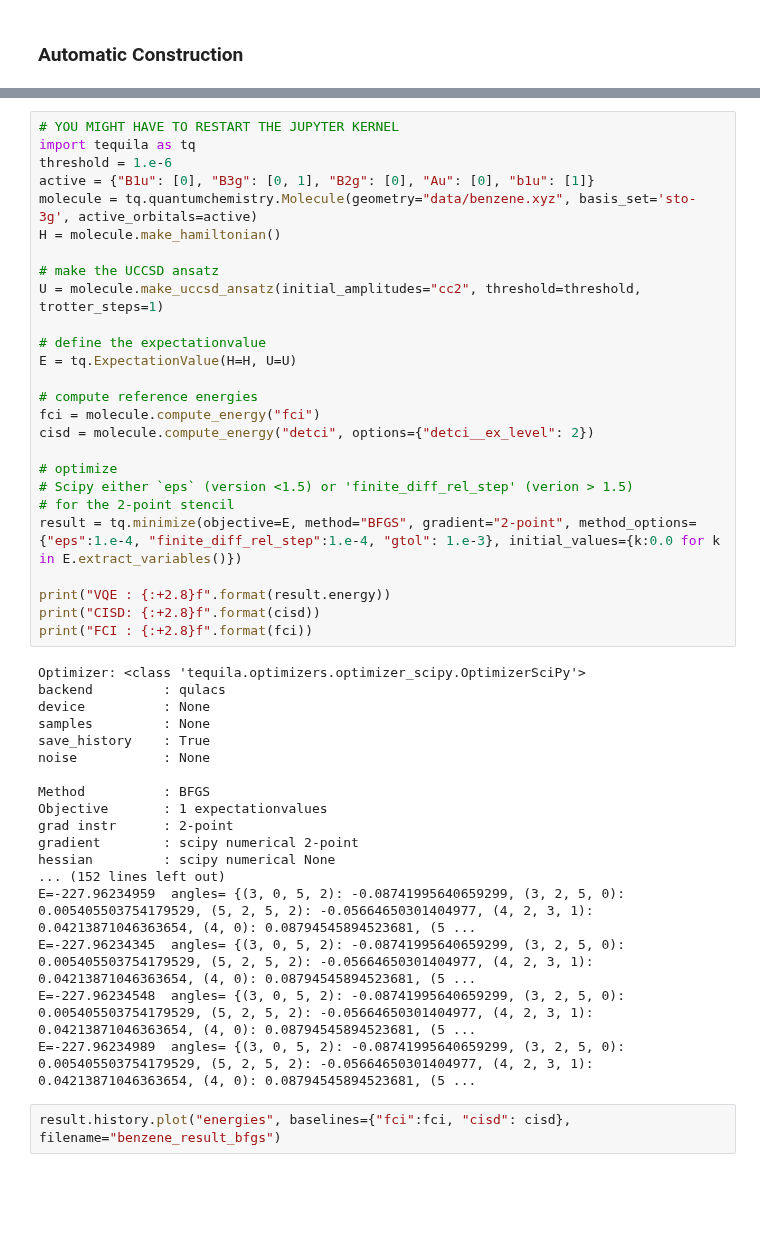
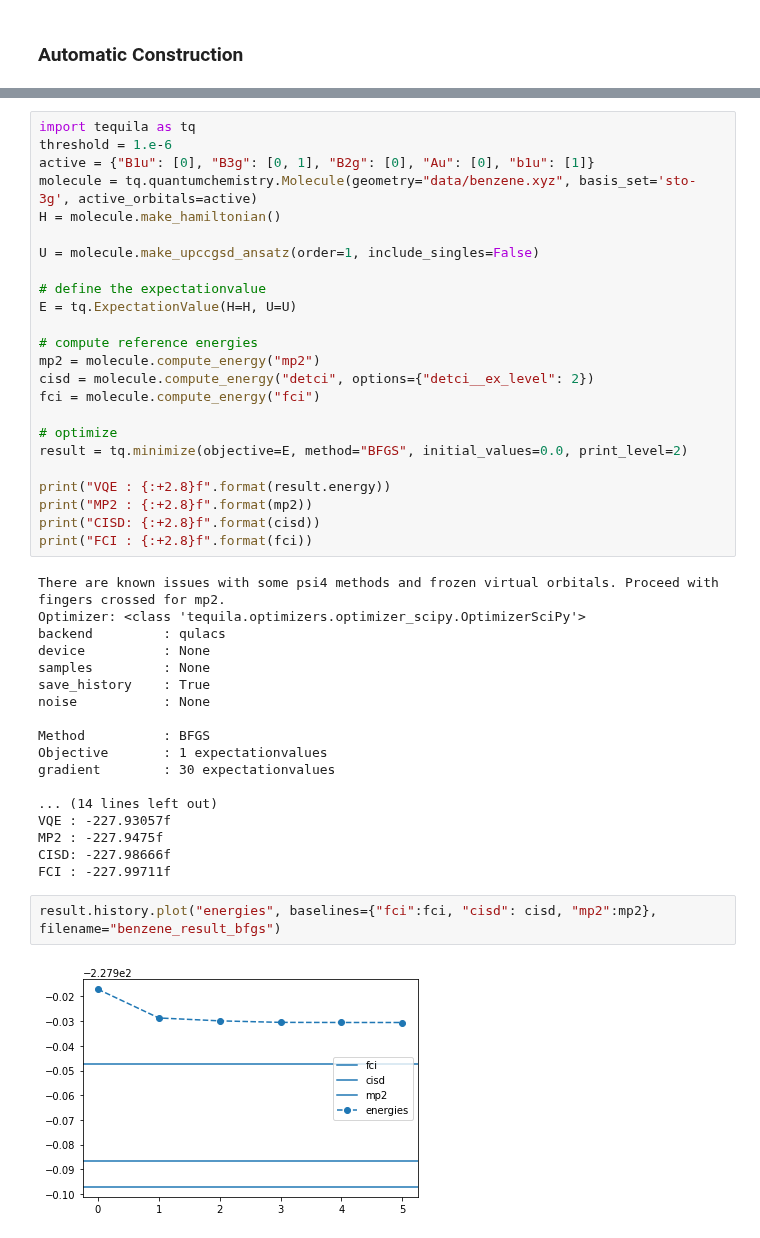
Before and after one commit to tequilahub/tequila, a Jupyter notebook: tutorials/Chemistry.ipynb, the cells around one changed output, grey strips where cells are left out. Saved outputs shown, nothing was run; the diff lists cells and outputs as text; blank space fills up the shorter version.

```diff
--- a/tutorials/Chemistry.ipynb
+++ b/tutorials/Chemistry.ipynb
@@ -397,30 +428,29 @@ Lets repeat the last cell with the pi system of the benzene molecule
 # %%
-# YOU MIGHT HAVE TO RESTART THE JUPYTER KERNEL
 import tequila as tq
 threshold = 1.e-6
 active = {"B1u": [0], "B3g": [0, 1], "B2g": [0], "Au": [0], "b1u": [1]}
 molecule = tq.quantumchemistry.Molecule(geometry="data/benzene.xyz", basis_set='sto-3g', active_orbitals=active)
 H = molecule.make_hamiltonian()
 
-# make the UCCSD ansatz
-U = molecule.make_uccsd_ansatz(initial_amplitudes="cc2", threshold=threshold, trotter_steps=1)
+U = molecule.make_upccgsd_ansatz(order=1, include_singles=False)
 
 # define the expectationvalue
 E = tq.ExpectationValue(H=H, U=U)
 
 # compute reference energies
+mp2 = molecule.compute_energy("mp2")
+cisd = molecule.compute_energy("detci", options={"detci__ex_level": 2})
 fci = molecule.compute_energy("fci")
-cisd = molecule.compute_energy("detci", options={"detci__ex_level": 2})
 
 # optimize
-# Scipy either `eps` (version <1.5) or 'finite_diff_rel_step' (verion > 1.5)
-# for the 2-point stencil
-result = tq.minimize(objective=E, method="BFGS", gradient="2-point", method_options={"eps":1.e-4, "finite_diff_rel_step":1.e-4, "gtol": 1.e-3}, initial_values={k:0.0 for k in E.extract_variables()})
+result = tq.minimize(objective=E, method="BFGS", initial_values=0.0, print_level=2)
 
 print("VQE : {:+2.8}f".format(result.energy))
+print("MP2 : {:+2.8}f".format(mp2))
 print("CISD: {:+2.8}f".format(cisd))
 print("FCI : {:+2.8}f".format(fci))
 # %% [output]
+There are known issues with some psi4 methods and frozen virtual orbitals. Proceed with fingers crossed for mp2.
 Optimizer: <class 'tequila.optimizers.optimizer_scipy.OptimizerSciPy'>
 backend         : qulacs
 device          : None
@@ -430,16 +460,17 @@ noise           : None
 
 Method          : BFGS
 Objective       : 1 expectationvalues
-grad instr      : 2-point
-gradient        : scipy numerical 2-point
-hessian         : scipy numerical None
-... (152 lines left out)
-E=-227.96234959  angles= {(3, 0, 5, 2): -0.08741995640659299, (3, 2, 5, 0): 0.005405503754179529, (5, 2, 5, 2): -0.05664650301404977, (4, 2, 3, 1): 0.04213871046363654, (4, 0): 0.08794545894523681, (5 ...
-E=-227.96234345  angles= {(3, 0, 5, 2): -0.08741995640659299, (3, 2, 5, 0): 0.005405503754179529, (5, 2, 5, 2): -0.05664650301404977, (4, 2, 3, 1): 0.04213871046363654, (4, 0): 0.08794545894523681, (5 ...
-E=-227.96234548  angles= {(3, 0, 5, 2): -0.08741995640659299, (3, 2, 5, 0): 0.005405503754179529, (5, 2, 5, 2): -0.05664650301404977, (4, 2, 3, 1): 0.04213871046363654, (4, 0): 0.08794545894523681, (5 ...
-E=-227.96234989  angles= {(3, 0, 5, 2): -0.08741995640659299, (3, 2, 5, 0): 0.005405503754179529, (5, 2, 5, 2): -0.05664650301404977, (4, 2, 3, 1): 0.04213871046363654, (4, 0): 0.08794545894523681, (5 ...
+gradient        : 30 expectationvalues
+
+... (14 lines left out)
+VQE : -227.93057f
+MP2 : -227.9475f
+CISD: -227.98666f
+FCI : -227.99711f
 # %%
-result.history.plot("energies", baselines={"fci":fci, "cisd": cisd}, filename="benzene_result_bfgs")
+result.history.plot("energies", baselines={"fci":fci, "cisd": cisd, "mp2":mp2}, filename="benzene_result_bfgs")
+# %% [output]
+[figure, added]
 # %% [markdown]
 ## Noisy optimization of an active space molecule with tapered qubit embeding
 
```
Also changed, not shown: parts of 15 cells of this notebook, 6 other files.
